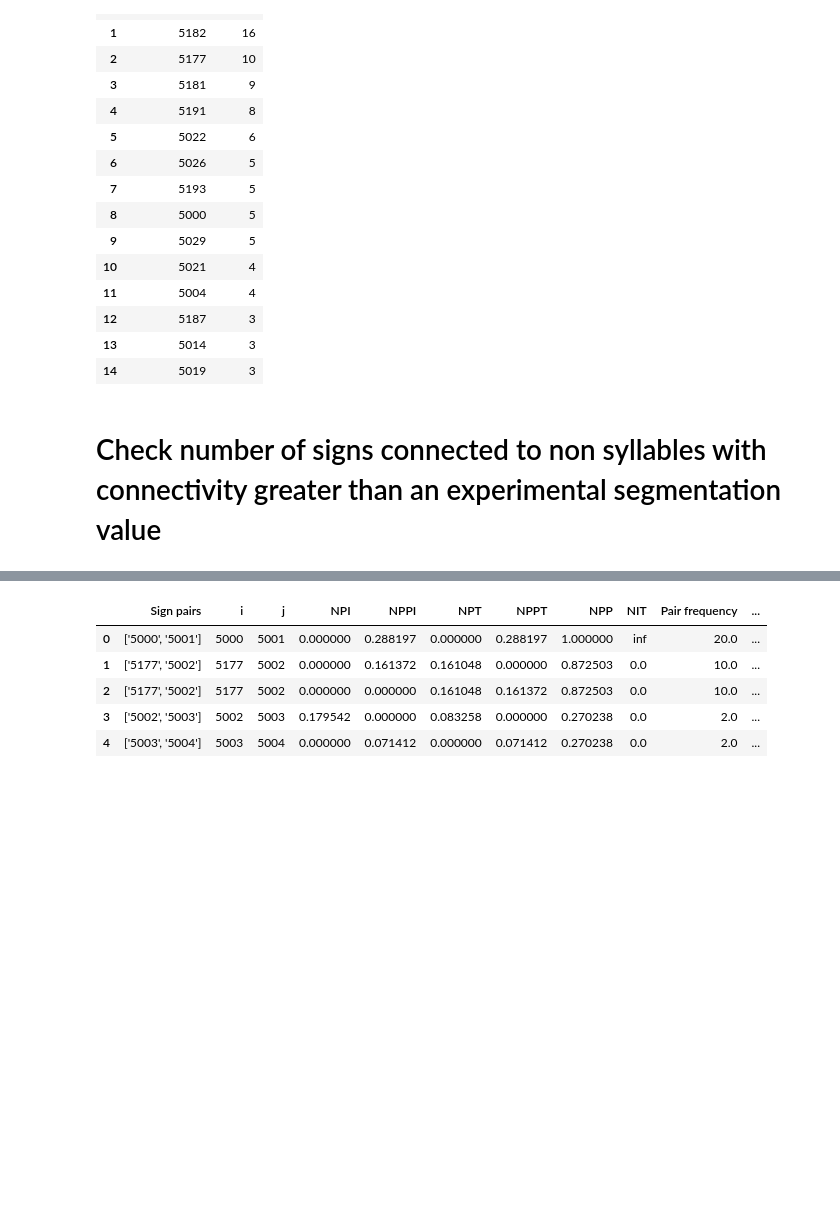
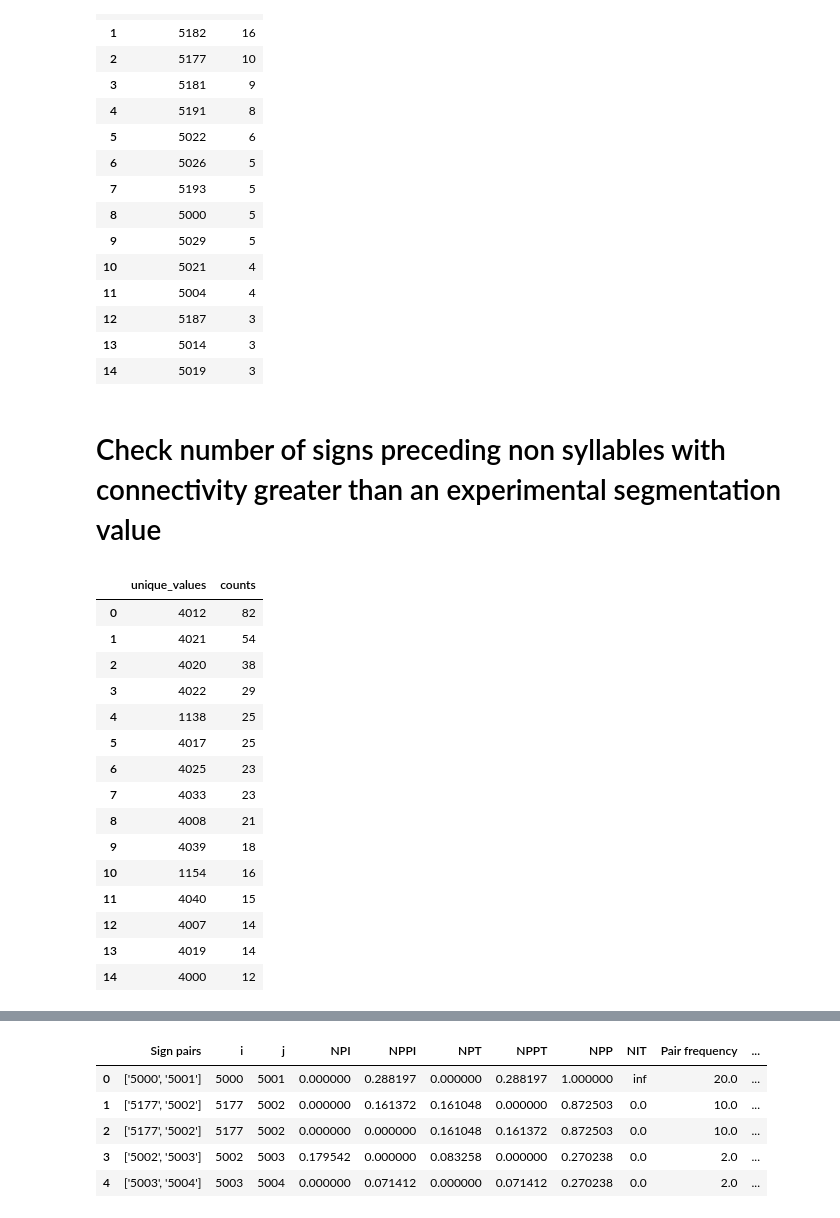
Before and after one commit to Kee2u/Deciphering_the_Indus_Valley_Script, a Jupyter notebook: Statistical_Analysis/Multivariate_Segmentation.ipynb, the cells around one changed output, grey strips where cells are left out. Drawn from its saved outputs; the diff is of its cells as text; code cells hidden in the pictures; blank space fills up the shorter version.

```diff
--- a/Statistical_Analysis/Multivariate_Segmentation.ipynb
+++ b/Statistical_Analysis/Multivariate_Segmentation.ipynb
@@ -669,4 +669,29 @@ syllables_first_counts.head(15)
 | 13 | 5014 | 3 |
 | 14 | 5019 | 3 |
 # %% [markdown]
-# Check number of signs connected to non syllables with connectivity greater than an experimental segmentation value
+# Check number of signs preceding non syllables with connectivity greater than an experimental segmentation value
+# %%
+everything_except_syllables_next = connectivity2_df[~connectivity2_df.j.str.startswith('5')]
+everything_except_syllables_next = everything_except_syllables_next[everything_except_syllables_next.Connectivity > 1.9]
+everything_except_syllables_next.sort_values(by=['Connectivity'], ascending=False).head()
+everything_except_syllables_next.reset_index(drop=True, inplace=True)
+everything_except_syllables_next["Type"] = "everything_except_syllables_next"
+everything_except_syllables_next_counts = everything_except_syllables_next.j.value_counts().rename_axis('unique_values').reset_index(name='counts')
+everything_except_syllables_next_counts.head(15)
+# %% [output]
+|  | unique_values | counts |
+| 0 | 4012 | 82 |
+| 1 | 4021 | 54 |
+| 2 | 4020 | 38 |
+| 3 | 4022 | 29 |
+| 4 | 1138 | 25 |
+| 5 | 4017 | 25 |
+| 6 | 4025 | 23 |
+| 7 | 4033 | 23 |
+| 8 | 4008 | 21 |
+| 9 | 4039 | 18 |
+| 10 | 1154 | 16 |
+| 11 | 4040 | 15 |
+| 12 | 4007 | 14 |
+| 13 | 4019 | 14 |
+| 14 | 4000 | 12 |
```
Also changed, not shown: parts of 6 cells of this notebook.
